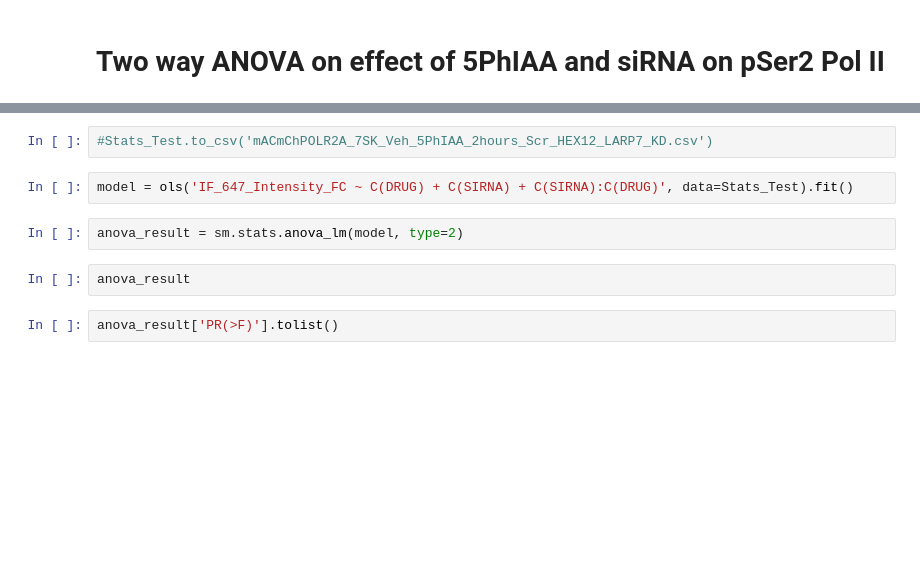
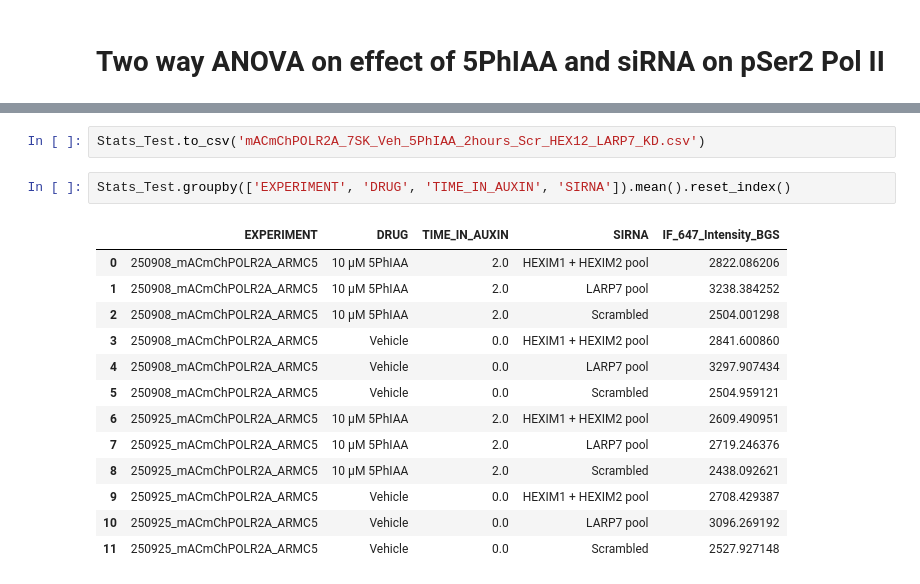
Before and after one commit to berrygroup/publications, a Jupyter notebook: 2026_POLR2A_homeostasis/Imaging/NikonSpinningDisk/mACmChPOLR2A_7SK/mACmChPOLR2A_7SK.ipynb, the cells around one changed output, grey strips where cells are left out. Saved outputs shown, nothing was run; the diff lists cells and outputs as text; blank space fills up the shorter version.

```diff
--- a/2026_POLR2A_homeostasis/Imaging/NikonSpinningDisk/mACmChPOLR2A_7SK/mACmChPOLR2A_7SK.ipynb
+++ b/2026_POLR2A_homeostasis/Imaging/NikonSpinningDisk/mACmChPOLR2A_7SK/mACmChPOLR2A_7SK.ipynb
@@ -478,10 +467,18 @@ ModuleNotFoundError: No module named 'statsmodels'
-# %%
-#Stats_Test.to_csv('mACmChPOLR2A_7SK_Veh_5PhIAA_2hours_Scr_HEX12_LARP7_KD.csv')
-# %%
-model = ols('IF_647_Intensity_FC ~ C(DRUG) + C(SIRNA) + C(SIRNA):C(DRUG)', data=Stats_Test).fit()
-# %%
-anova_result = sm.stats.anova_lm(model, type=2)
-# %%
-anova_result
-# %%
-anova_result['PR(>F)'].tolist()
+# %%
+Stats_Test.to_csv('mACmChPOLR2A_7SK_Veh_5PhIAA_2hours_Scr_HEX12_LARP7_KD.csv')
+# %%
+Stats_Test.groupby(['EXPERIMENT', 'DRUG', 'TIME_IN_AUXIN', 'SIRNA']).mean().reset_index()
+# %% [output]
+|  | EXPERIMENT | DRUG | TIME_IN_AUXIN | SIRNA | IF_647_Intensity_BGS |
+| 0 | 250908_mACmChPOLR2A_ARMC5 | 10 µM 5PhIAA | 2.0 | HEXIM1 + HEXIM2 pool | 2822.086206 |
+| 1 | 250908_mACmChPOLR2A_ARMC5 | 10 µM 5PhIAA | 2.0 | LARP7 pool | 3238.384252 |
+| 2 | 250908_mACmChPOLR2A_ARMC5 | 10 µM 5PhIAA | 2.0 | Scrambled | 2504.001298 |
+| 3 | 250908_mACmChPOLR2A_ARMC5 | Vehicle | 0.0 | HEXIM1 + HEXIM2 pool | 2841.600860 |
+| 4 | 250908_mACmChPOLR2A_ARMC5 | Vehicle | 0.0 | LARP7 pool | 3297.907434 |
+| 5 | 250908_mACmChPOLR2A_ARMC5 | Vehicle | 0.0 | Scrambled | 2504.959121 |
+| 6 | 250925_mACmChPOLR2A_ARMC5 | 10 µM 5PhIAA | 2.0 | HEXIM1 + HEXIM2 pool | 2609.490951 |
+| 7 | 250925_mACmChPOLR2A_ARMC5 | 10 µM 5PhIAA | 2.0 | LARP7 pool | 2719.246376 |
+| 8 | 250925_mACmChPOLR2A_ARMC5 | 10 µM 5PhIAA | 2.0 | Scrambled | 2438.092621 |
+| 9 | 250925_mACmChPOLR2A_ARMC5 | Vehicle | 0.0 | HEXIM1 + HEXIM2 pool | 2708.429387 |
+| 10 | 250925_mACmChPOLR2A_ARMC5 | Vehicle | 0.0 | LARP7 pool | 3096.269192 |
+| 11 | 250925_mACmChPOLR2A_ARMC5 | Vehicle | 0.0 | Scrambled | 2527.927148 |
```
Also changed, not shown: parts of 4 cells of this notebook, 1 other file.
